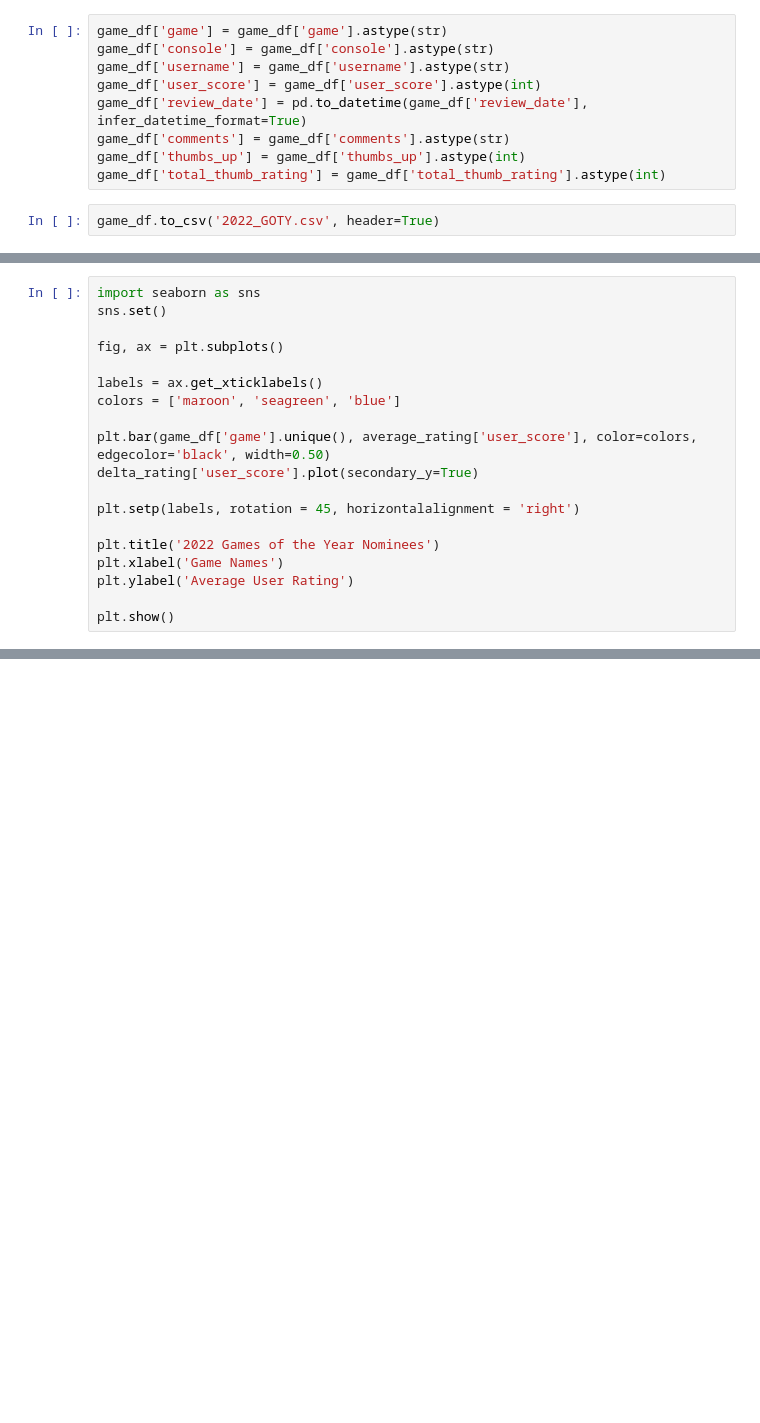
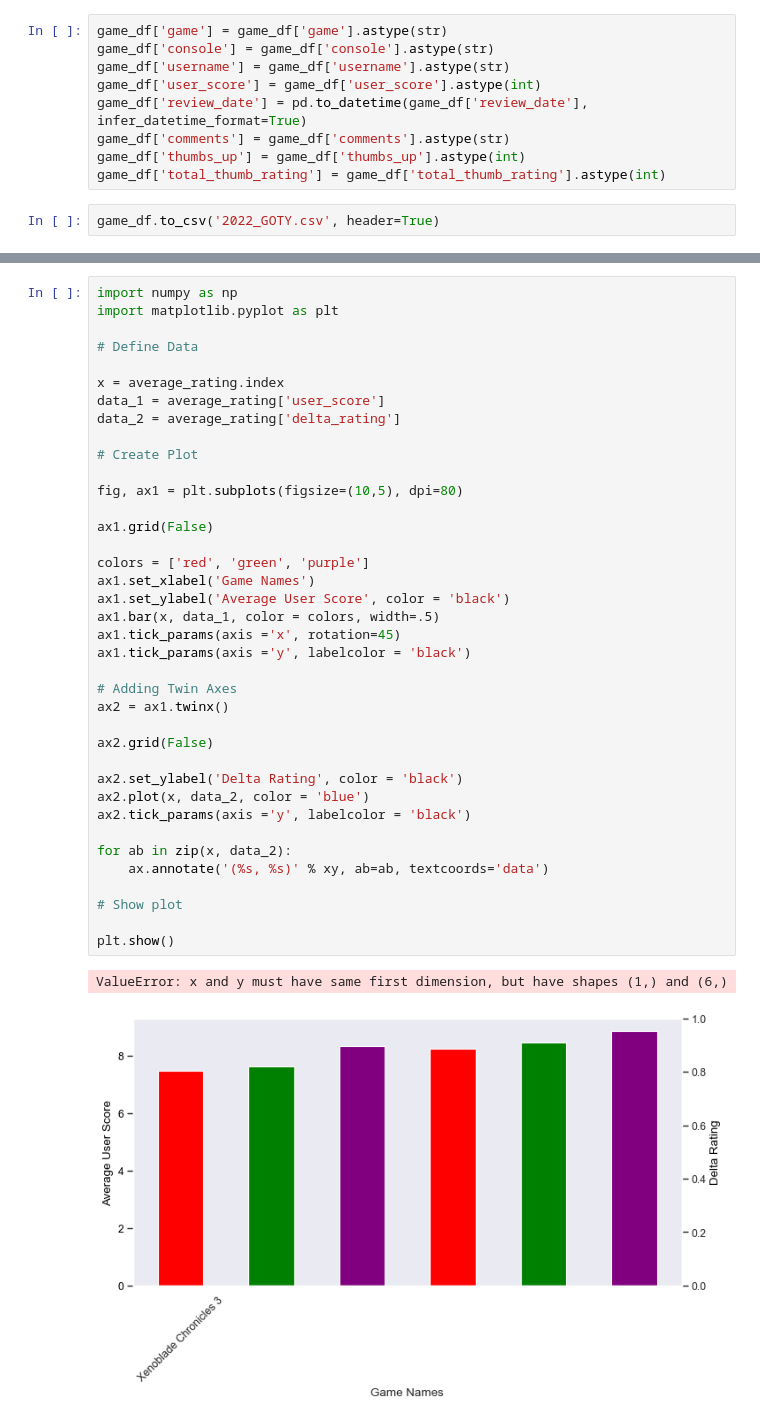
Before and after one commit to bazinga183/2022_Game_of_the_Year, a Jupyter notebook: Game of the Year Candidates.ipynb, the cells around one changed output, grey strips where cells are left out. Drawn from its saved outputs; the diff is of its cells as text; blank space fills up the shorter version.

Commit message:
Changed the plotted graph

```diff
--- a/Game of the Year Candidates.ipynb
+++ b/Game of the Year Candidates.ipynb
@@ -197,19 +200,0 @@ Name: user_score, dtype: float64
-# %%
-import seaborn as sns
-sns.set()
-
-fig, ax = plt.subplots()
-
-labels = ax.get_xticklabels()
-colors = ['maroon', 'seagreen', 'blue']
-
-plt.bar(game_df['game'].unique(), average_rating['user_score'], color=colors, edgecolor='black', width=0.50)
-delta_rating['user_score'].plot(secondary_y=True)
-
-plt.setp(labels, rotation = 45, horizontalalignment = 'right')
-
-plt.title('2022 Games of the Year Nominees')
-plt.xlabel('Game Names')
-plt.ylabel('Average User Rating')
-
-plt.show()
@@ -266,0 +201,41 @@ plt.show()
+# %%
+import numpy as np
+import matplotlib.pyplot as plt
+
+# Define Data
+
+x = average_rating.index
+data_1 = average_rating['user_score']
+data_2 = average_rating['delta_rating']
+
+# Create Plot
+
+fig, ax1 = plt.subplots(figsize=(10,5), dpi=80)
+
+ax1.grid(False)
+
+colors = ['red', 'green', 'purple']
+ax1.set_xlabel('Game Names')
+ax1.set_ylabel('Average User Score', color = 'black')
+ax1.bar(x, data_1, color = colors, width=.5)
+ax1.tick_params(axis ='x', rotation=45)
+ax1.tick_params(axis ='y', labelcolor = 'black')
+
+# Adding Twin Axes
+ax2 = ax1.twinx()
+
+ax2.grid(False)
+
+ax2.set_ylabel('Delta Rating', color = 'black')
+ax2.plot(x, data_2, color = 'blue')
+ax2.tick_params(axis ='y', labelcolor = 'black')
+
+for ab in zip(x, data_2):
+    ax.annotate('(%s, %s)' % xy, ab=ab, textcoords='data')
+
+# Show plot
+
+plt.show()
+# %% [output]
+ValueError: x and y must have same first dimension, but have shapes (1,) and (6,)
+[figure, added]
```
Also changed, not shown: parts of 12 cells of this notebook, 1 other file.
